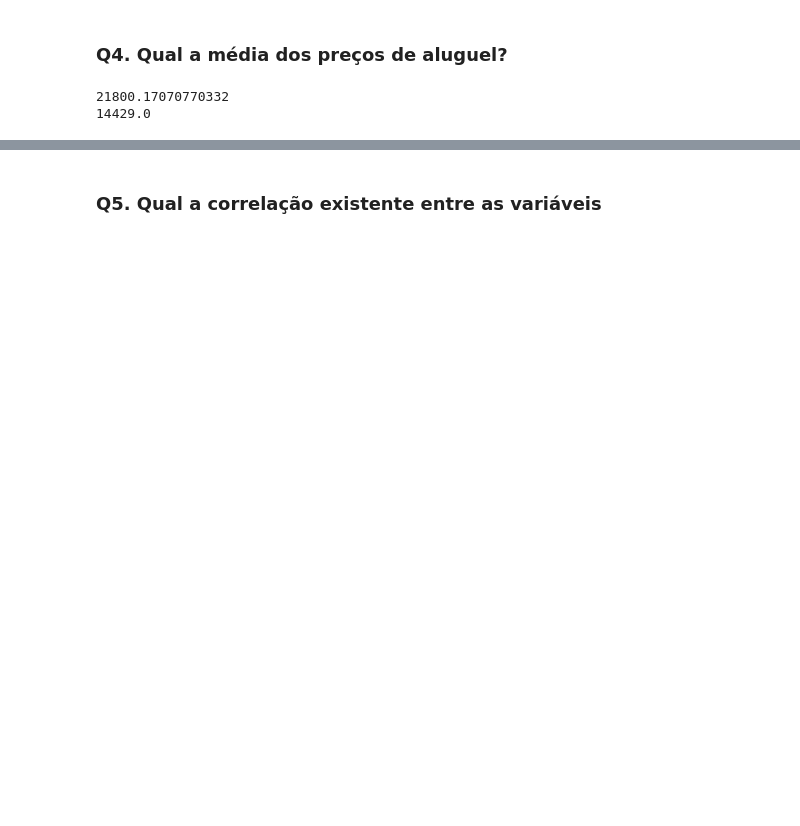
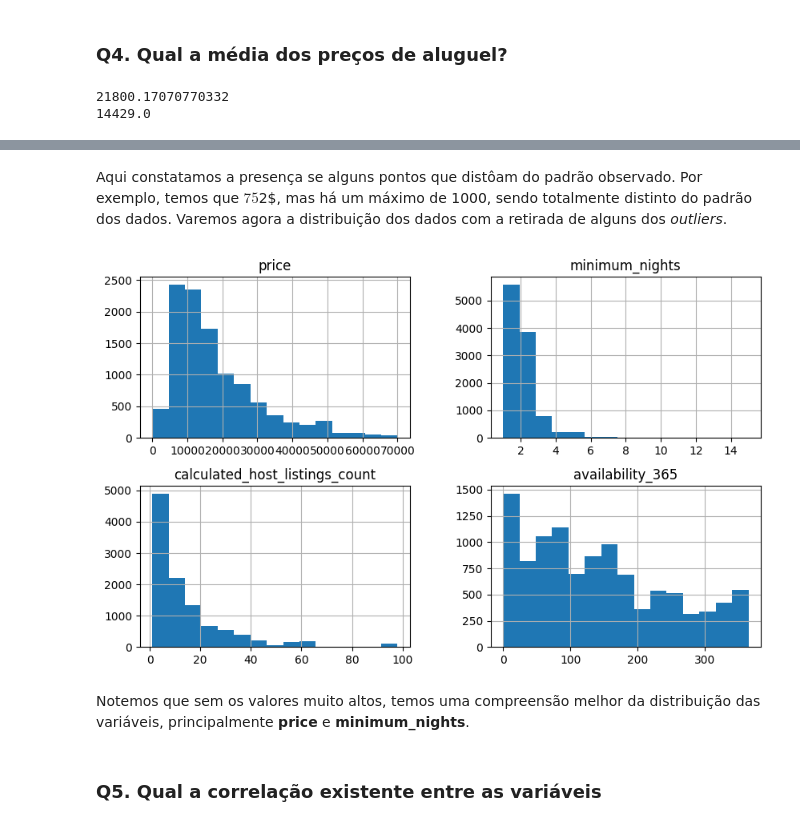
Before and after one commit to drdhenrique/proj_toquio_airbnb, a Jupyter notebook: Airbnb_Tokyo.ipynb, the cells around one changed output, grey strips where cells are left out. Drawn from its saved outputs; the diff is of its cells as text; code cells hidden in the pictures; blank space fills up the shorter version.

```diff
--- a/Airbnb_Tokyo.ipynb
+++ b/Airbnb_Tokyo.ipynb
@@ -141,3 +158,21 @@ print(df.price.median()) # Mediana dos preços
+# %% [markdown]
+Aqui constatamos a presença se alguns pontos que distôam do padrão observado. Por exemplo, temos que $75% das acomodações tem mínimo de estadias como $2$, mas há um máximo de 1000, sendo totalmente distinto do padrão dos dados. Varemos agora a distribuição dos dados com a retirada de alguns dos *outliers*.
+# %%
+# remover os *outliers* em um novo DataFrame
+df_clean = df.copy()
+df_clean.drop(df_clean[df_clean.price > 70000].index, axis=0, inplace=True)
+df_clean.drop(df_clean[df_clean.minimum_nights > 15].index, axis=0, inplace=True)
+
+# remover `neighbourhood_group`, pois está vazio
+df_clean.drop('neighbourhood_group', axis=1, inplace=True)
+
+# plotar o histograma para as variáveis numéricas
+df_clean[['price', 'minimum_nights',
+    'calculated_host_listings_count', 'availability_365']].hist(bins=15, figsize=(10,6));
+# %% [output]
+[figure, added]
+# %% [markdown]
+Notemos que sem os valores muito altos, temos uma compreensão melhor da distribuição das variáveis, principalmente **price** e **minimum_nights**.
 # %% [markdown]
 ### **Q5. Qual a correlação existente entre as variáveis**
 # %%
```
Also changed, not shown: parts of 19 cells of this notebook.
